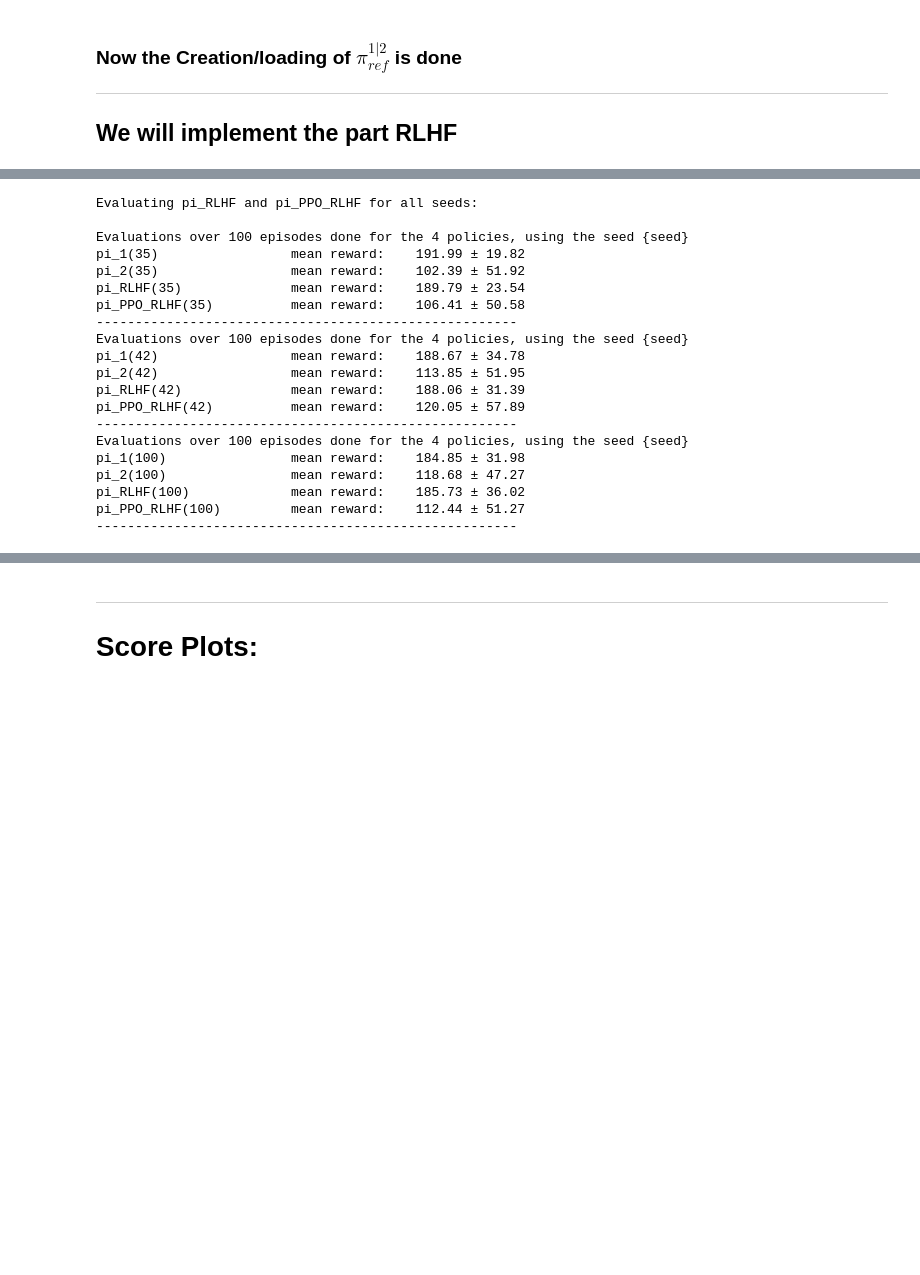
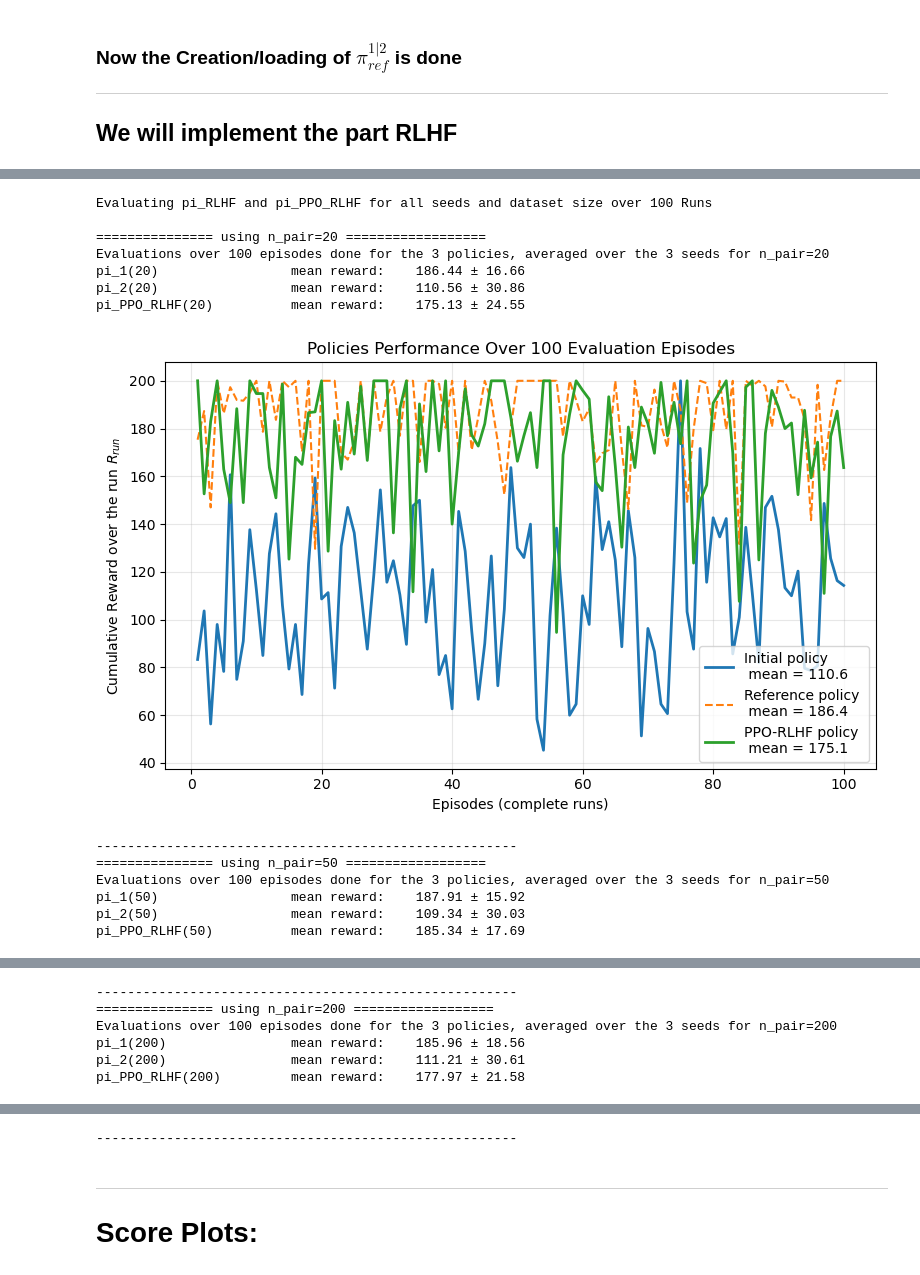
Before and after one commit to yk985/RL-RLHF, a Jupyter notebook: RLHF_Final_CartPole_v0.ipynb, the cells around one changed output, grey strips where cells are left out. Cells and saved outputs as stored; diff of their text form; code cells hidden in the pictures; blank space fills up the shorter version.

Commit message:
plots finaux, avec dataset size varying

```diff
--- a/RLHF_Final_CartPole_v0.ipynb
+++ b/RLHF_Final_CartPole_v0.ipynb
@@ -160,7 +160,7 @@ pair_list          = [20, 50, 200] # number of preference pairs to collect
 load_rlhf_policies   = True
 pi_ref_rlhf          = 1
 load_pi2_start_rlhf  = True
-plot_scores          = False
+plot_scores          = True
 n_eval               = 100
 compare_policies     = True
 
@@ -180,7 +180,7 @@ for n_pair in pair_list:
 
         if load_rlhf_policies:
             # policy_RLHF     = load_policy(fr"./Policies/pi_RLHF_{env_name}_seed_{seed}_beta{beta}_Npair_{n_pair}.pth", obs_dim, action_dim, device)
-            policy_PPO_RLHF = load_policy(fr"./Policies/pi_PPO_RLHF_{env_name}_seed_{seed}_beta{beta_ppo}_Npair_{n_pair}.pth", obs_dim, action_dim, device)
+            policy_PPO_RLHF = load_policy(fr"./Policies/pi_PPO_RLHF_{env_name}_seed_{seed}_beta{beta_ppo}_Npairs_{n_pair}.pth", obs_dim, action_dim, device)
             print(f"Loading policy trained with RLHF for {seed=}")
         else:
             # -- Reward model --
@@ -235,53 +235,47 @@ Training policy with PPO-RLHF using pi_1 as reference policy and 20 preference p
 # %%
 print(f"Evaluating pi_RLHF and pi_PPO_RLHF for all seeds and dataset size over {n_eval} Runs \n")
 
 
-for n_pair in pair_list:
+for i, n_pair in enumerate(pair_list):
     print(f"=============== using {n_pair=} ==================")
-    R_ref = []
-    R_init = []
-    R_ppo_rlhf = []
+    R_ref = 0
+    R_init = 0
+    R_ppo_rlhf = 0
 
-    for seed, (pi_1, pi_2), pi_rlhf, pi_ppo_rlhf in zip(seeds_list, Policy_list, Policy_rlhf_list, Policy_pporlhf_list):
-        R_ref += pi1_rewards/len(seeds_list)
+    for seed, (pi_1, pi_2), pi_ppo_rlhf in zip(seeds_list, Policy_list, Policy_pporlhf_list[i]):
         seed_eval = seed+32
         _, pi1_rewards          = evaluate_policy(pi_1,     env, n_episodes=n_eval, seed=seed_eval)
         _, pi2_rewards          = evaluate_policy(pi_2,     env, n_episodes=n_eval, seed=seed_eval)
         _, pi_ppo_rlhf_rewards  = evaluate_policy(pi_ppo_rlhf, env, n_episodes=n_eval, seed=seed_eval)
         # _, pi_rlhf_rewards      = evaluate_policy(pi_rlhf,  env, n_episodes=n_eval, seed=seed_eval)
 
-        R_ref       += pi1_rewards/len(seeds_list)
-        R_init      += pi2_rewards/len(seeds_list)
-        R_ppo_rlhf  += pi_ppo_rlhf_rewards/len(seeds_list)
+        # print(pi1_rewards, np.mean(pi1_rewards), np.std(pi1_rewards))
+        R_ref       += np.array(pi1_rewards)/len(seeds_list)
+        R_init      += np.array(pi2_rewards)/len(seeds_list)
+        R_ppo_rlhf  += np.array(pi_ppo_rlhf_rewards)/len(seeds_list)
 
     if compare_policies:
-        print("Evaluations over {n_eval} episodes done for the 3 policies, averaged over the 3 seeds for {n_pair=}")
+        print(f"Evaluations over {n_eval} episodes done for the 3 policies, averaged over the 3 seeds for {n_pair=}")
         print(f"pi_1({n_pair})        \t mean reward: \t {np.mean(R_ref):.2f} ± {np.std(R_ref):.2f}")
         print(f"pi_2({n_pair})        \t mean reward: \t {np.mean(R_init):.2f} ± {np.std(R_init):.2f}")
         # print(f"pi_RLHF({seed})     \t mean reward: \t {np.mean(pi_rlhf_rewards):.2f} ± {np.std(pi_rlhf_rewards):.2f}")
         print(f"pi_PPO_RLHF({n_pair}) \t mean reward: \t {np.mean(R_ppo_rlhf):.2f} ± {np.std(R_ppo_rlhf):.2f}")
     if plot_scores:
         plot_scores_RLHF(R_init, R_ref, R_ppo_rlhf, algo="PPO-RLHF")
 
         print("------------------------------------------------------")
 # %% [output]
-Evaluating pi_RLHF and pi_PPO_RLHF for all seeds:
+Evaluating pi_RLHF and pi_PPO_RLHF for all seeds and dataset size over 100 Runs
 
-Evaluations over 100 episodes done for the 4 policies, using the seed {seed}
-pi_1(35)                 mean reward:    191.99 ± 19.82
-pi_2(35)                 mean reward:    102.39 ± 51.92
-pi_RLHF(35)              mean reward:    189.79 ± 23.54
-pi_PPO_RLHF(35)          mean reward:    106.41 ± 50.58
-------------------------------------------------------
-Evaluations over 100 episodes done for the 4 policies, using the seed {seed}
-pi_1(42)                 mean reward:    188.67 ± 34.78
-pi_2(42)                 mean reward:    113.85 ± 51.95
-pi_RLHF(42)              mean reward:    188.06 ± 31.39
-pi_PPO_RLHF(42)          mean reward:    120.05 ± 57.89
-------------------------------------------------------
-Evaluations over 100 episodes done for the 4 policies, using the seed {seed}
-pi_1(100)                mean reward:    184.85 ± 31.98
-pi_2(100)                mean reward:    118.68 ± 47.27
-pi_RLHF(100)             mean reward:    185.73 ± 36.02
-pi_PPO_RLHF(100)         mean reward:    112.44 ± 51.27
-------------------------------------------------------
+=============== using n_pair=20 ==================
+Evaluations over 100 episodes done for the 3 policies, averaged over the 3 seeds for n_pair=20
+pi_1(20)                 mean reward:    186.44 ± 16.66
+pi_2(20)                 mean reward:    110.56 ± 30.86
+pi_PPO_RLHF(20)          mean reward:    175.13 ± 24.55
+[figure, added]
+------------------------------------------------------
+=============== using n_pair=50 ==================
+Evaluations over 100 episodes done for the 3 policies, averaged over the 3 seeds for n_pair=50
+pi_1(50)                 mean reward:    187.91 ± 15.92
+pi_2(50)                 mean reward:    109.34 ± 30.03
+pi_PPO_RLHF(50)          mean reward:    185.34 ± 17.69
@@ -287,0 +283,6 @@ pi_PPO_RLHF(100)         mean reward:    112.44 ± 51.27
+------------------------------------------------------
+=============== using n_pair=200 ==================
+Evaluations over 100 episodes done for the 3 policies, averaged over the 3 seeds for n_pair=200
+pi_1(200)                mean reward:    185.96 ± 18.56
+pi_2(200)                mean reward:    111.21 ± 30.61
+pi_PPO_RLHF(200)         mean reward:    177.97 ± 21.58
@@ -288,3 +290,4 @@ pi_PPO_RLHF(100)         mean reward:    112.44 ± 51.27
+------------------------------------------------------
 # %% [markdown]
 ***
 # Score Plots:
```
Also changed, not shown: parts of 4 cells of this notebook.
